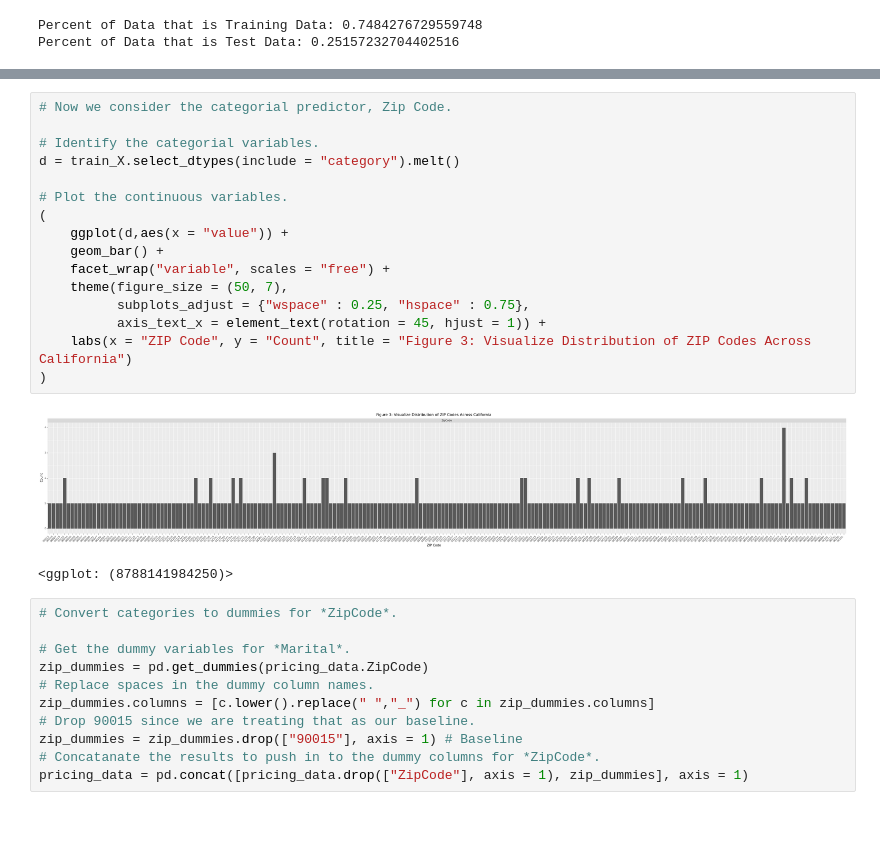
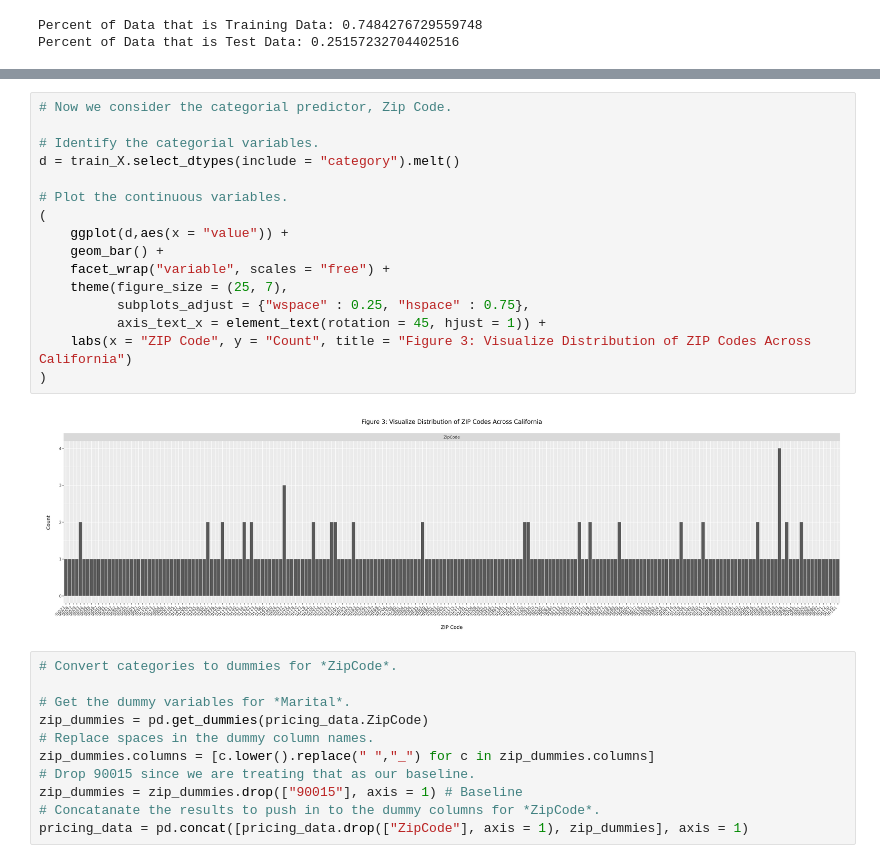
Before and after one commit to ryanripper/project_ppol564_fall2021, a Jupyter notebook: analysis/Data_Analysis.ipynb, the cells around one changed output, grey strips where cells are left out. Drawn from its saved outputs; the diff is of its cells as text; blank space fills up the shorter version.

```diff
--- a/analysis/Data_Analysis.ipynb
+++ b/analysis/Data_Analysis.ipynb
@@ -152,22 +150,21 @@ d_ln = d.loc[:, d.columns.str.startswith("ln_")].melt()
 # %%
 # Now we consider the categorial predictor, Zip Code.
 
 # Identify the categorial variables.
 d = train_X.select_dtypes(include = "category").melt()
 
 # Plot the continuous variables.
 (
     ggplot(d,aes(x = "value")) +
     geom_bar() +
     facet_wrap("variable", scales = "free") +
-    theme(figure_size = (50, 7),
+    theme(figure_size = (25, 7),
           subplots_adjust = {"wspace" : 0.25, "hspace" : 0.75},
           axis_text_x = element_text(rotation = 45, hjust = 1)) +
     labs(x = "ZIP Code", y = "Count", title = "Figure 3: Visualize Distribution of ZIP Codes Across California")
 )
 # %% [output]
-[figure, old version]
+[figure, new version]
-<ggplot: (8788141984250)>
 # %%
 # Convert categories to dummies for *ZipCode*.
 
```
Also changed, not shown: parts of 11 cells of this notebook.
